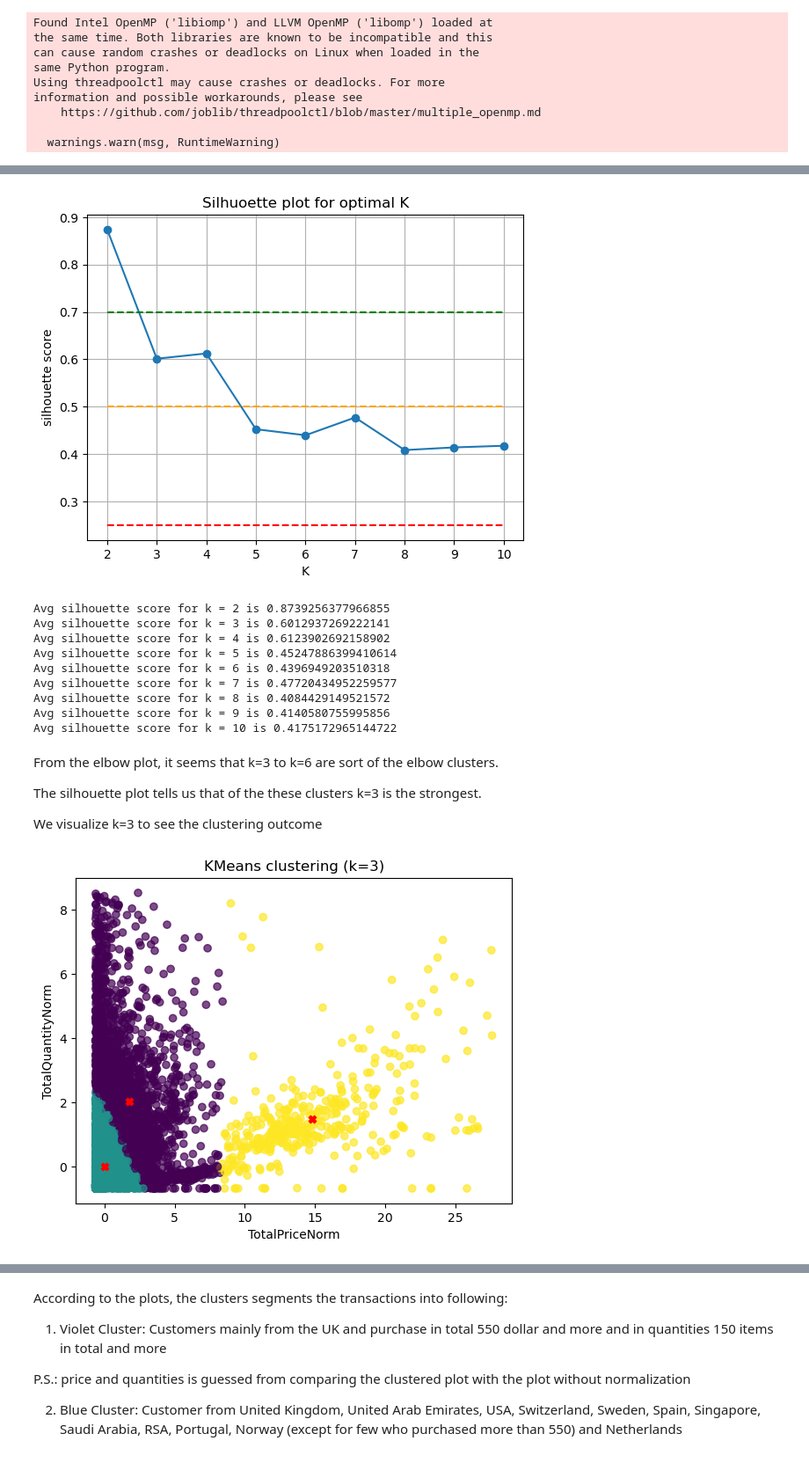
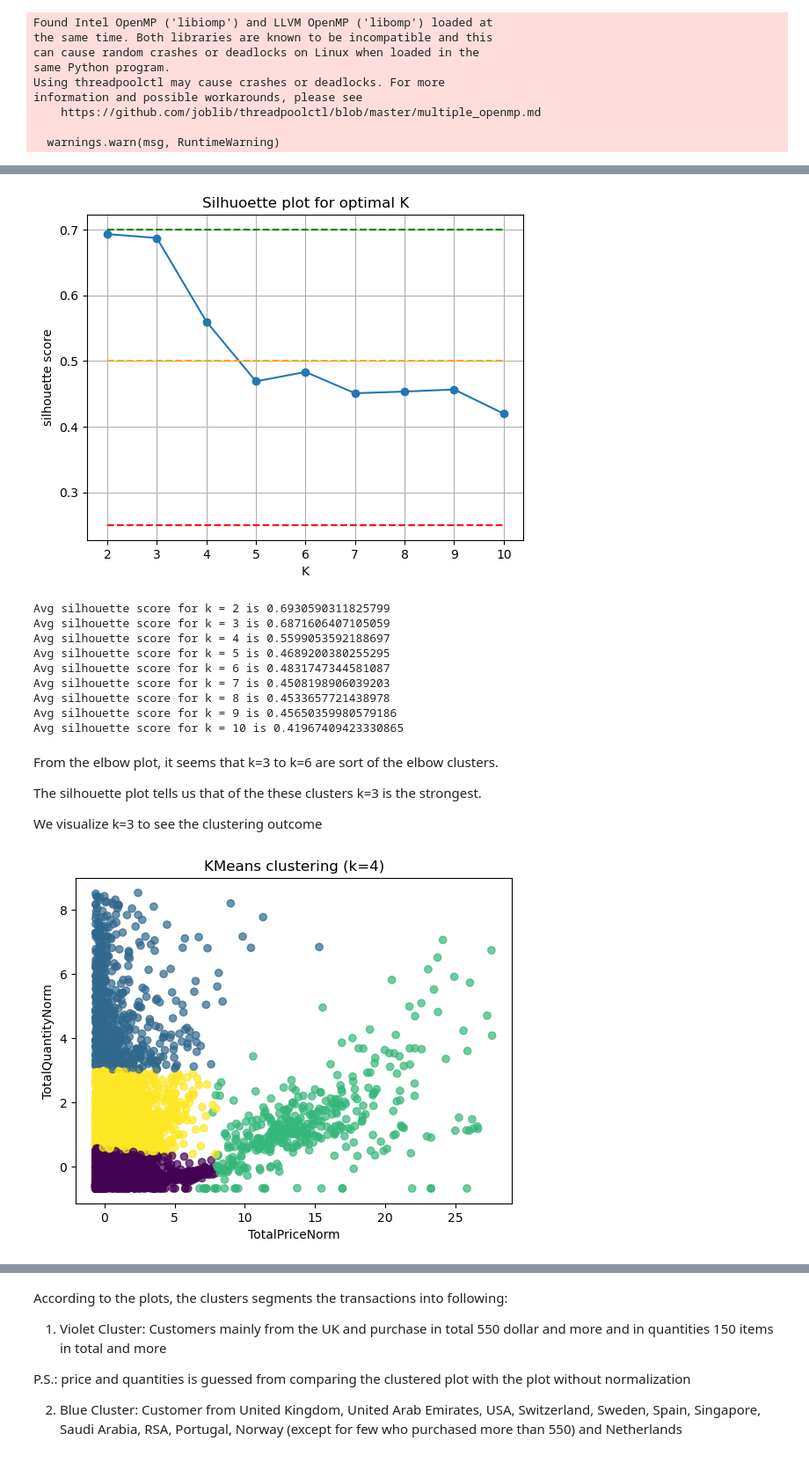
Before and after one commit to NouRALsaidD/data_mining_2026, a Jupyter notebook: data_mining_project_template.ipynb, the cells around one changed output, grey strips where cells are left out. Shown at 88% size. Drawn from its saved outputs; the diff is of its cells as text; code cells hidden in the pictures.

Commit message:
Added more dimensions to clustering.

```diff
--- a/data_mining_project_template.ipynb
+++ b/data_mining_project_template.ipynb
@@ -492,7 +492,12 @@ In order to construct the vector we do the following:
 data_copy =invoice_features.copy()
 # %%
 # Construct vector representation
-X = invoice_features[["TotalPrice", "TotalQuantity", "Country"]].copy()
+features = [
+    "TotalPrice", "AvgPrice", "MaxPrice", "StdPrice",
+    "TotalQuantity", "NumUniqueProducts", "AvgQuantityPerProduct"
+]
+X = invoice_features[features].copy()
+
 
 # Keep valid completed transactions for clustering workflow
 X = X.query("TotalPrice > 0")
@@ -618,6 +624,6 @@ We use this new filtered data as our basis for the clustering. Since the data is
 # %%
 X = X_test
 scaler = RobustScaler()
-X_scaled = scaler.fit_transform(X[["TotalPrice", "TotalQuantity"]])
+X_scaled = scaler.fit_transform(X) # X[["TotalPrice", "TotalQuantity"]]
 X_scaled
 # %% [output]
@@ -631,8 +647,13 @@ array([[-0.25021252, -0.49769585],
 # %%
 X["TotalPriceNorm"] = X_scaled[:, 0]
-X["TotalQuantityNorm"] = X_scaled[:, 1]
+X["AvgPriceNorm"] = X_scaled[:, 1]
+X["MaxPriceNorm"] = X_scaled[:, 2]
+X["StdPriceNorm"] = X_scaled[:, 3]
+X["TotalQuantityNorm"] = X_scaled[:, 4]
+X["NumUniqueProducts"] = X_scaled[:, 5]
+X["AvgQuantityPerProduct"] = X_scaled[:, 6]
 
 # Final matrix used by clustering models
-X_cluster = X[["TotalPriceNorm", "TotalQuantityNorm"]].copy()
+X_cluster =X.copy() #X[["TotalPriceNorm", "TotalQuantityNorm"]].copy()
 X_cluster.describe()
 # %% [output]
@@ -711,20 +732,20 @@ plt.ylabel('silhouette score')
 plt.grid()
 plt.show()
 # %% [output]
-[figure, old version]
+[figure, new version]
 # %%
 for k in K:
     print(f'Avg silhouette score for k = {k} is {silhouette_scores[k-2]}')
 # %% [output]
-Avg silhouette score for k = 2 is 0.8739256377966855
-Avg silhouette score for k = 3 is 0.6012937269222141
-Avg silhouette score for k = 4 is 0.6123902692158902
-Avg silhouette score for k = 5 is 0.45247886399410614
-Avg silhouette score for k = 6 is 0.4396949203510318
-Avg silhouette score for k = 7 is 0.47720434952259577
-Avg silhouette score for k = 8 is 0.4084429149521572
-Avg silhouette score for k = 9 is 0.4140580755995856
-Avg silhouette score for k = 10 is 0.4175172965144722
+Avg silhouette score for k = 2 is 0.6930590311825799
+Avg silhouette score for k = 3 is 0.6871606407105059
+Avg silhouette score for k = 4 is 0.5599053592188697
+Avg silhouette score for k = 5 is 0.4689200380255295
+Avg silhouette score for k = 6 is 0.4831747344581087
+Avg silhouette score for k = 7 is 0.4508198906039203
+Avg silhouette score for k = 8 is 0.4533657721438978
+Avg silhouette score for k = 9 is 0.45650359980579186
+Avg silhouette score for k = 10 is 0.41967409423330865
 # %% [markdown]
 From the elbow plot, it seems that k=3 to k=6 are sort of the elbow clusters.
 
@@ -732,19 +753,19 @@ The silhouette plot tells us that of the these clusters k=3 is the strongest.
 
 We visualize k=3 to see the clustering outcome
 # %%
-best_k = 3
+best_k = 4
 model_k3 = kmeans_models[best_k]
 labels = model_k3.labels_
 centroids = model_k3.cluster_centers_
 
 plt.scatter(X_cluster["TotalPriceNorm"], X_cluster["TotalQuantityNorm"], c=labels, alpha=0.7)
-plt.scatter(centroids[:, 0], centroids[:, 1], marker="X", color="red")
+#plt.scatter(centroids[:, 0], centroids[:, 1], marker="X", color="red")
 plt.xlabel("TotalPriceNorm")
 plt.ylabel("TotalQuantityNorm")
 plt.title(f"KMeans clustering (k={best_k})")
 plt.show()
 # %% [output]
-[figure, old version]
+[figure, new version]
 # %%
 country_codes = sorted(X["CountryEncoded"].unique())
 country_names = le.inverse_transform(country_codes)
```
Also changed, not shown: parts of 12 cells of this notebook.
